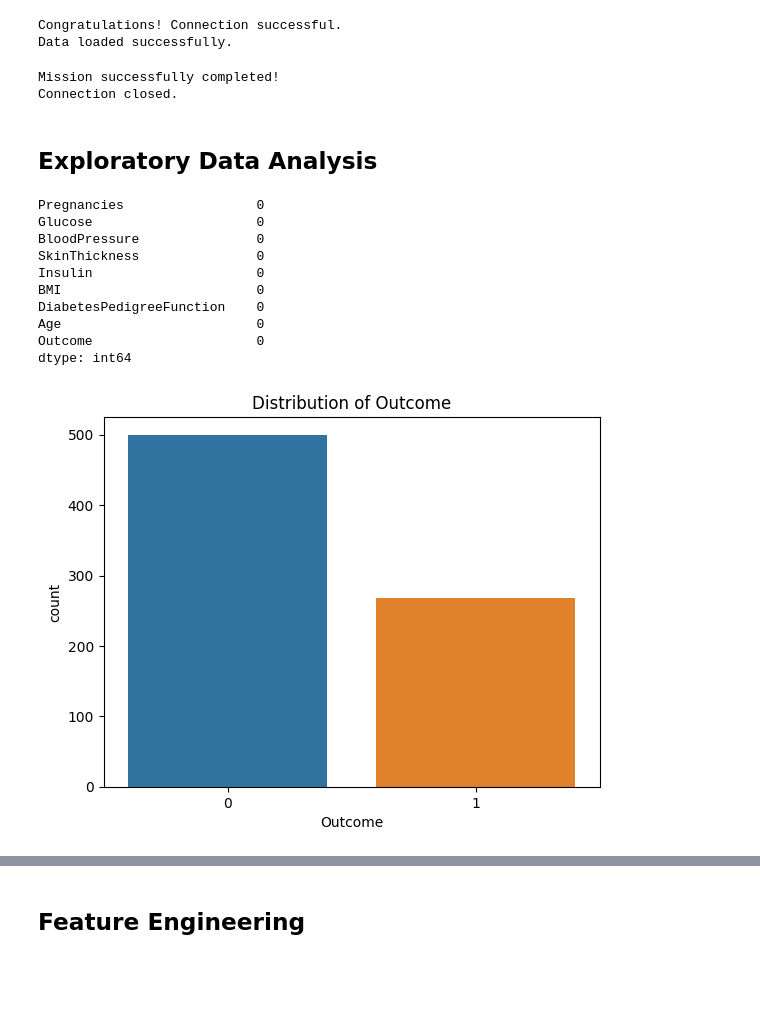
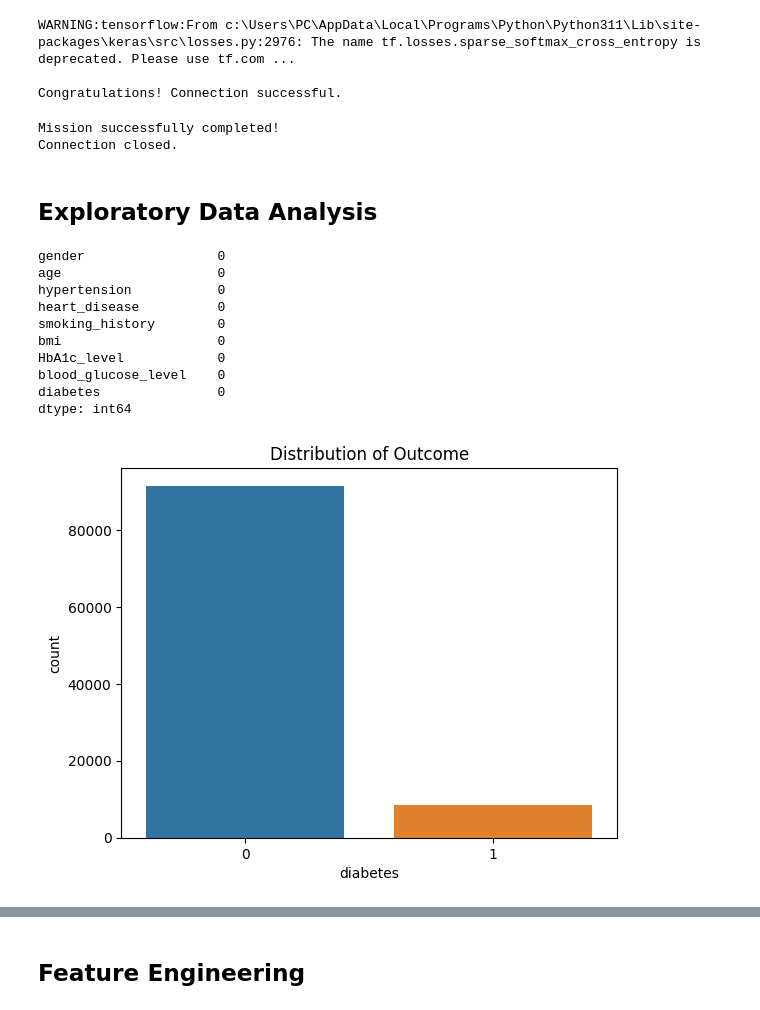
Before and after one commit to MbuviM/Diabetes-Prediction-Machine-Learning-Model, a Jupyter notebook: CNN_model.ipynb, the cells around one changed output, grey strips where cells are left out. Cells and saved outputs as stored; diff of their text form; code cells hidden in the pictures; blank space fills up the shorter version.

```diff
--- a/CNN_model.ipynb
+++ b/CNN_model.ipynb
@@ -19,15 +19,10 @@ if mysql_connection.is_connected():
 else:
     print("Oops! Connection unsuccessful. Please try again.")
 
-# Query data and add it to a DataFrame
-query = "SELECT * FROM DIABETES;"
-diabetes_data = pd.read_sql(query, mysql_connection)
-print("Data loaded successfully.")
-
 # Loading the second dataset
 query_2 = "SELECT * FROM DIABETES_PREDICTION_DATASET;"
-diabetes_data2 = pd.read_sql(query_2, mysql_connection)
-if diabetes_data2.empty:
+diabetes_data = pd.read_sql(query_2, mysql_connection)
+if diabetes_data.empty:
     print('Mission incomplete.')
 else:
     print('Mission successfully completed!')
@@ -36,8 +31,9 @@ else:
 mysql_connection.close()
 print("Connection closed.")
 # %% [output]
+WARNING:tensorflow:From c:\Users\PC\AppData\Local\Programs\Python\Python311\Lib\site-packages\keras\src\losses.py:2976: The name tf.losses.sparse_softmax_cross_entropy is deprecated. Please use tf.com ...
+
 Congratulations! Connection successful.
-Data loaded successfully.
 Mission successfully completed!
 Connection closed.
 # %% [markdown]
@@ -46,20 +42,20 @@ Connection closed.
 # Checking for missing values
 print(diabetes_data.isnull().sum())
 # %% [output]
-Pregnancies                 0
-Glucose                     0
-BloodPressure               0
-SkinThickness               0
-Insulin                     0
-BMI                         0
-DiabetesPedigreeFunction    0
-Age                         0
-Outcome                     0
+gender                 0
+age                    0
+hypertension           0
+heart_disease          0
+smoking_history        0
+bmi                    0
+HbA1c_level            0
+blood_glucose_level    0
+diabetes               0
 dtype: int64
 # %%
 # Checking the distribution of the outcome variable
-sns.countplot(x='Outcome', data=diabetes_data)
+sns.countplot(x='diabetes', data=diabetes_data)
 plt.title('Distribution of Outcome')
 plt.show()
 # %% [output]
-[figure, old version]
+[figure, new version]
```
Also changed, not shown: parts of 6 cells of this notebook.
